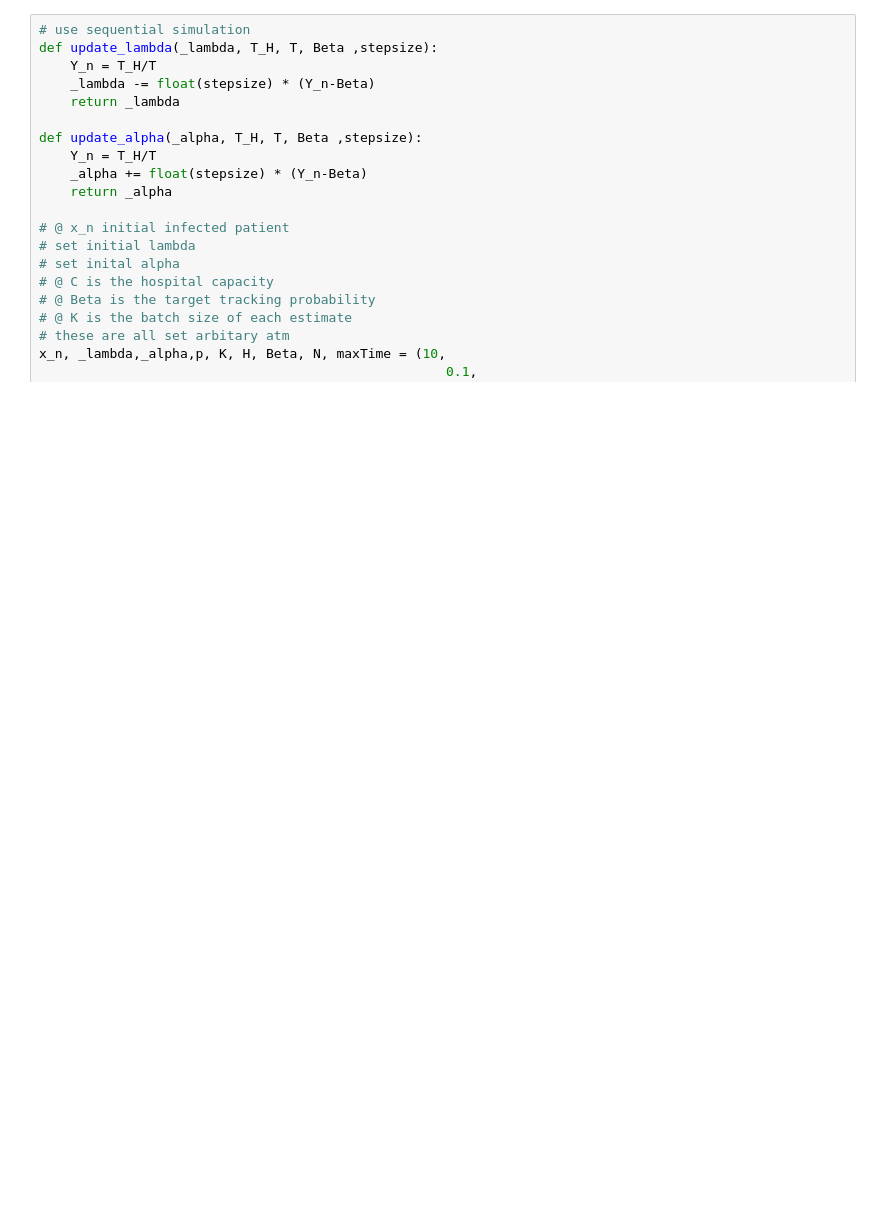
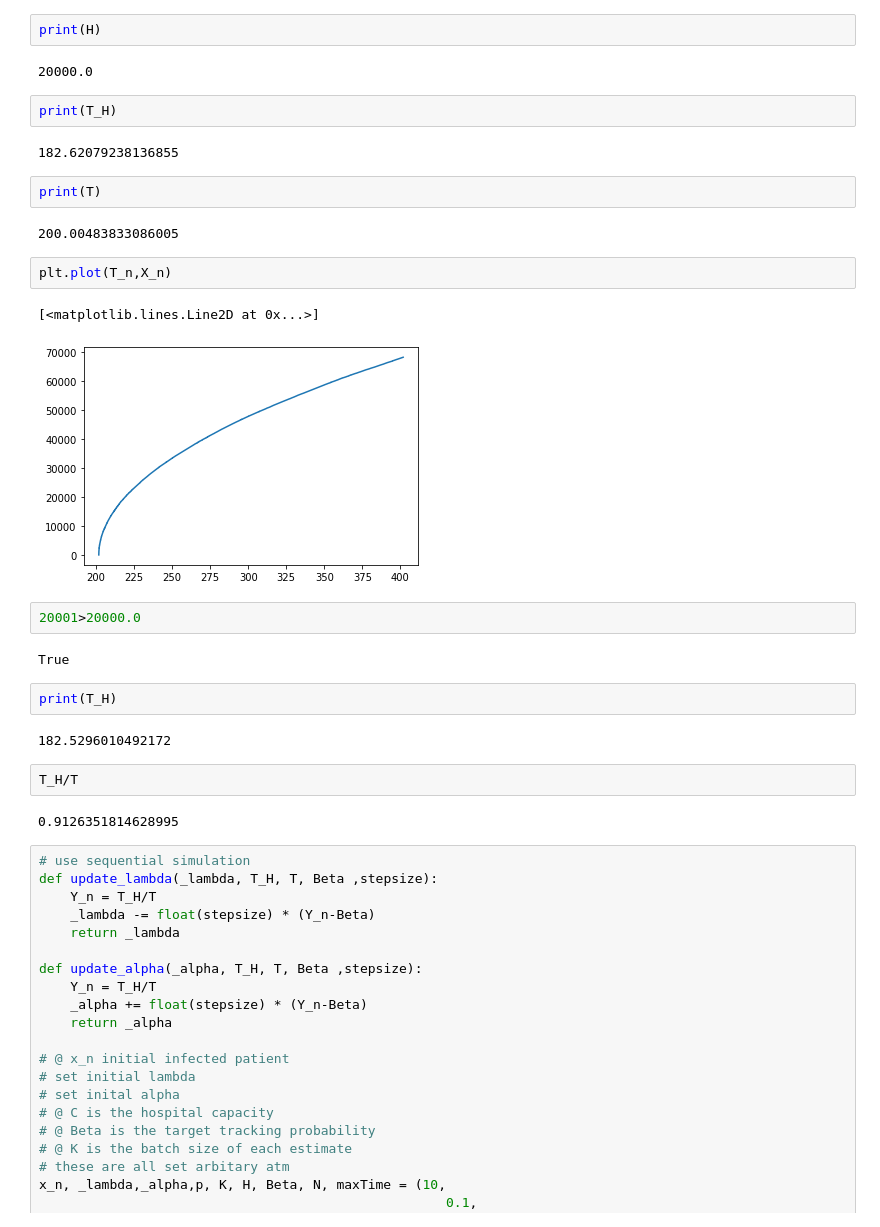
Before and after one commit to xIa066/StochasticGradientDescentAlgorithm-MarkovChianCovidModelling, a Jupyter notebook: Initial simulation with natural values.ipynb, the cells around one changed output. Cells and saved outputs as stored; diff of their text form; blank space fills up the shorter version.

```diff
--- a/Initial simulation with natural values.ipynb
+++ b/Initial simulation with natural values.ipynb
@@ -67,3 +100,32 @@ def simulation_infected(la, p, al, N, current_time, x_0, K, H, maxTime):
+# %%
+print(H)
+# %% [output]
+20000.0
+# %%
+print(T_H)
+# %% [output]
+182.62079238136855
+# %%
+print(T)
+# %% [output]
+200.00483833086005
+# %%
+plt.plot(T_n,X_n)
+# %% [output]
+[<matplotlib.lines.Line2D at 0x...>]
+[figure, added]
+# %%
+20001>20000.0
+# %% [output]
+True
+# %%
+print(T_H)
+# %% [output]
+182.5296010492172
+# %%
+T_H/T
+# %% [output]
+0.9126351814628995
 # %%
 # use sequential simulation
 def update_lambda(_lambda, T_H, T, Beta ,stepsize):
```
Also changed, not shown: parts of 7 cells of this notebook, 1 other file.
